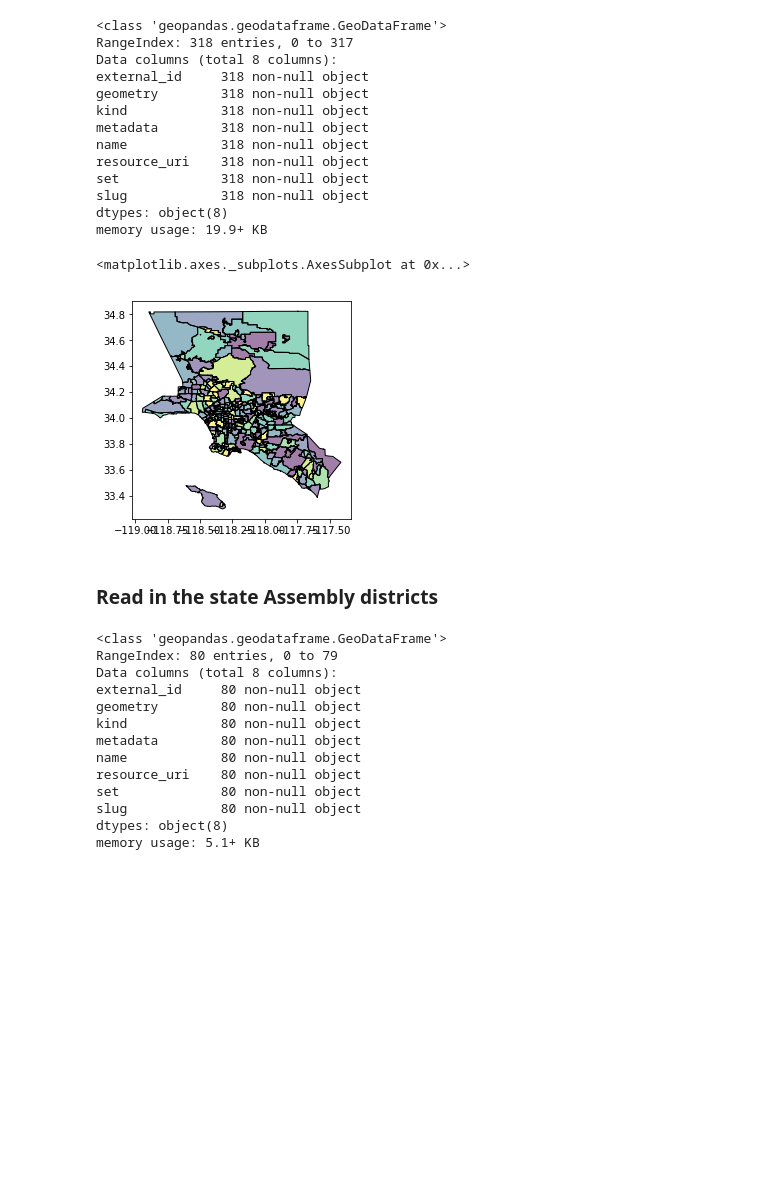
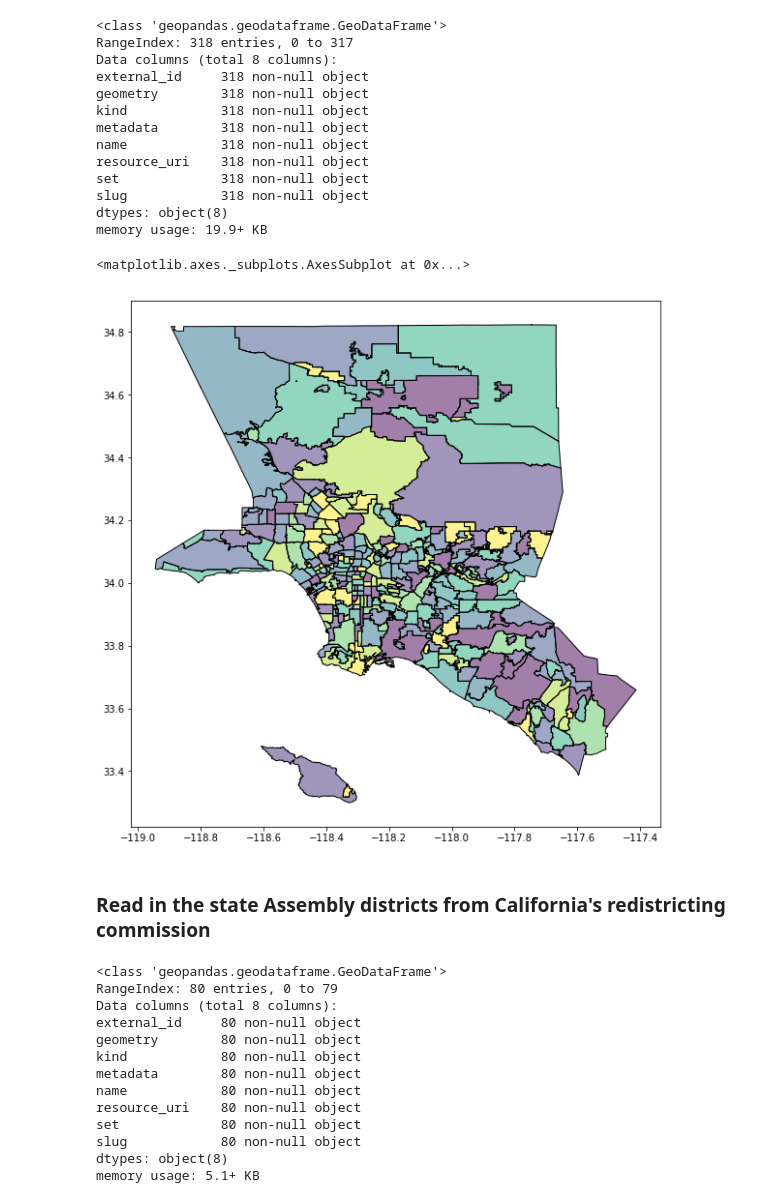
Before and after one commit to datadesk/geopandas-intersection-area-example, a Jupyter notebook: geopandas-intersection-area-example.ipynb, the cells around one changed output. Drawn from its saved outputs; the diff is of its cells as text; code cells hidden in the pictures; blank space fills up the shorter version.

```diff
--- a/geopandas-intersection-area-example.ipynb
+++ b/geopandas-intersection-area-example.ipynb
@@ -11,5 +21,5 @@ import geopandas as gpd
 # %%
-hoods = gpd.read_file("la-county-neighborhoods-v6.geojson")
+hoods = gpd.read_file("./input/la-county-neighborhoods-v6.geojson")
 # %%
 hoods.info()
 # %% [output]
@@ -27,10 +37,10 @@ slug            318 non-null object
 dtypes: object(8)
 memory usage: 19.9+ KB
 # %%
-hoods.plot()
+hoods.plot(figsize=(25, 10))
 # %% [output]
 <matplotlib.axes._subplots.AxesSubplot at 0x...>
-[figure, old version]
+[figure, new version]
 # %% [markdown]
-### Read in the state Assembly districts
+### Read in the state Assembly districts from California's redistricting commission
 # %%
```
Also changed, not shown: parts of 43 cells of this notebook, 9 other files.
